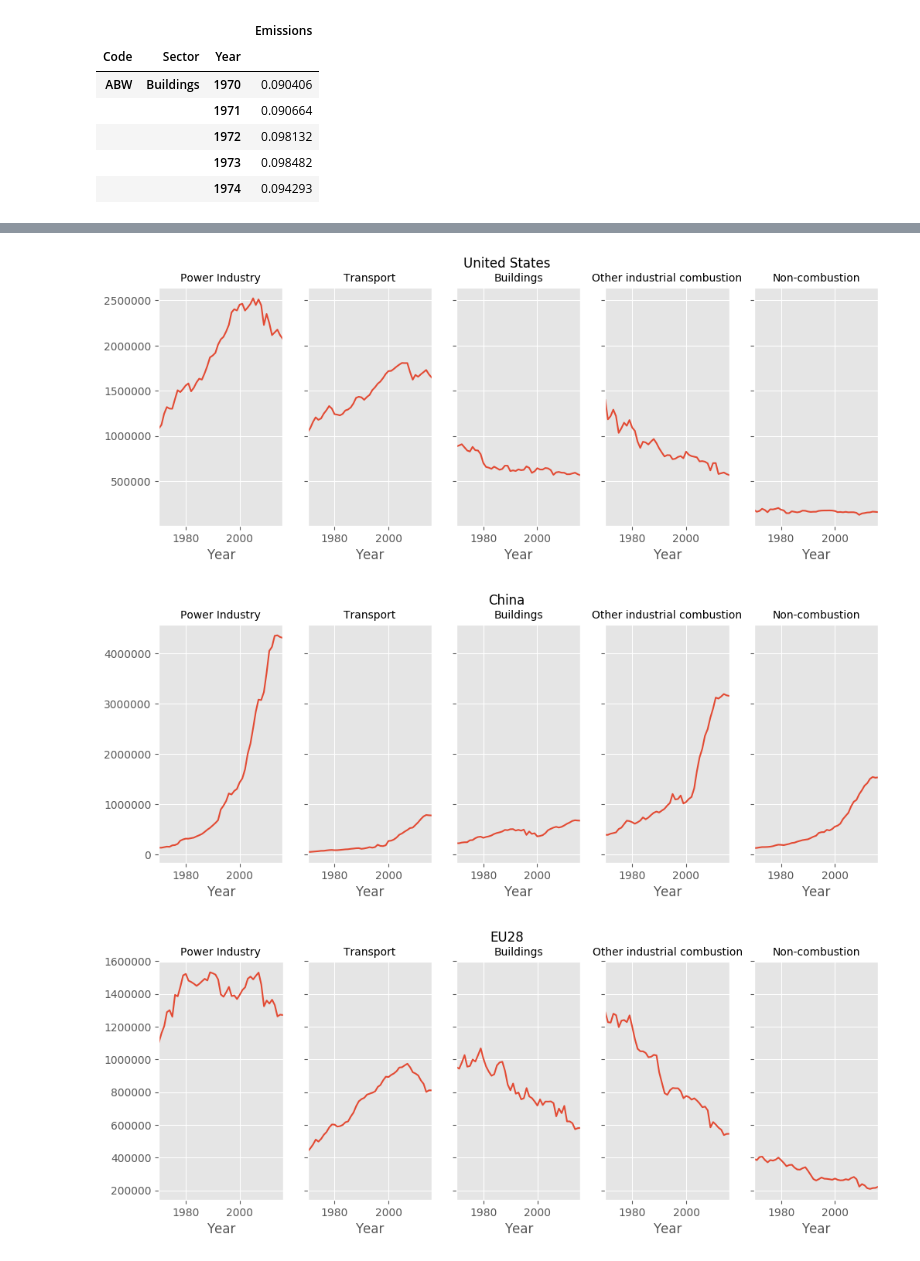
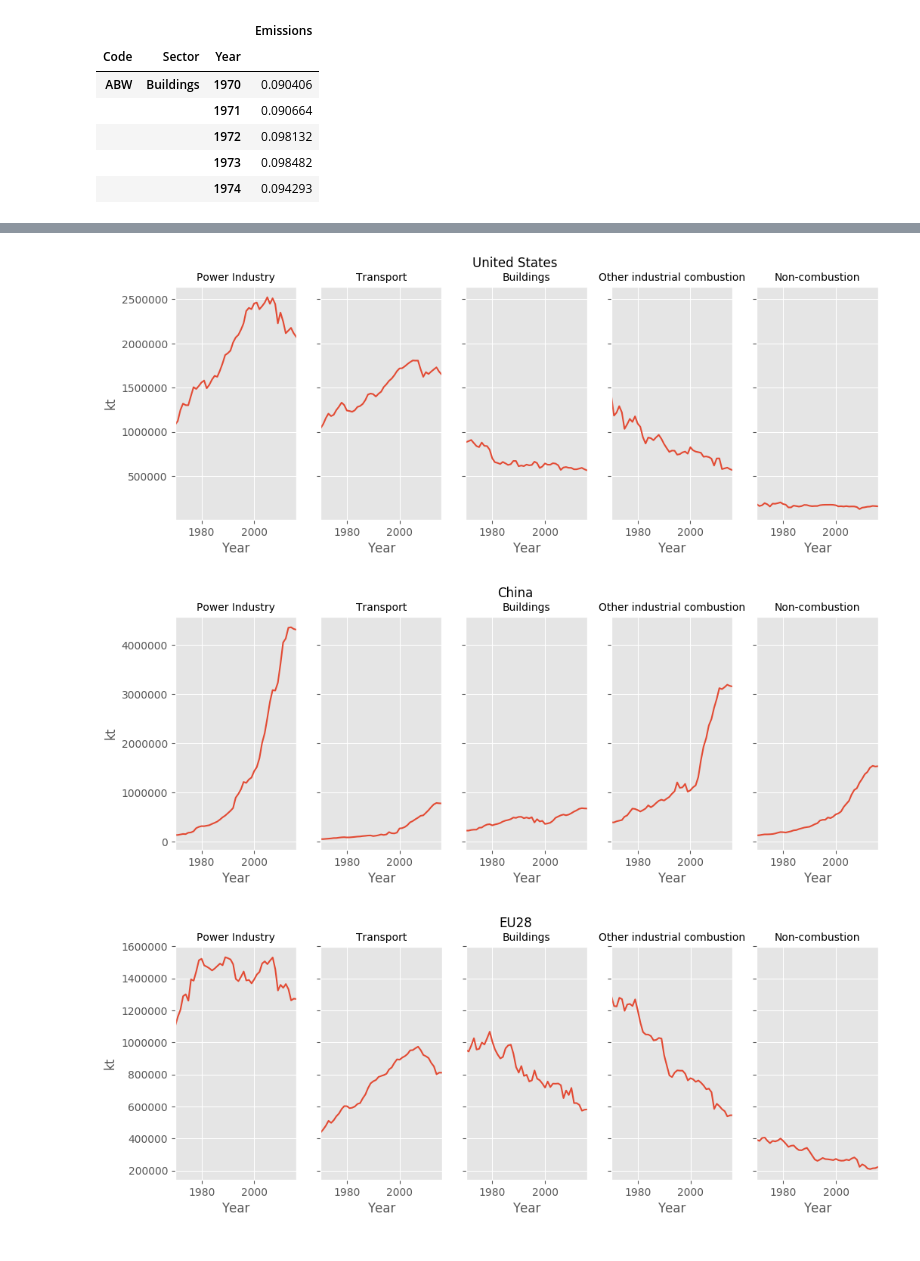
Before and after one commit to openclimatedata/notebooks, a Jupyter notebook: EDGAR CO2 Emissions.ipynb, the cells around one changed output, grey strips where cells are left out. Cells and saved outputs as stored; diff of their text form; code cells hidden in the pictures.

Commit message:
Fix ylabel

```diff
--- a/EDGAR CO2 Emissions.ipynb
+++ b/EDGAR CO2 Emissions.ipynb
@@ -47,5 +47,5 @@ for code in ["WORLD", "USA", "CHN", "EU28"]:
     for (key, ax) in zip(sectors, axes):
         ax.set_title(key,  fontsize=10)
         grouped.get_group(key).plot(ax=ax, legend=False)
-        plt.ylabel(unit)
+        ax.set_ylabel(unit)
 # %% [output]
@@ -53,3 +53,3 @@ for code in ["WORLD", "USA", "CHN", "EU28"]:
-[figure, old version]
+[figure, new version]
-[figure, old version]
+[figure, new version]
-[figure, old version]
+[figure, new version]
```
Also changed, not shown: parts of 1 cell of this notebook.
